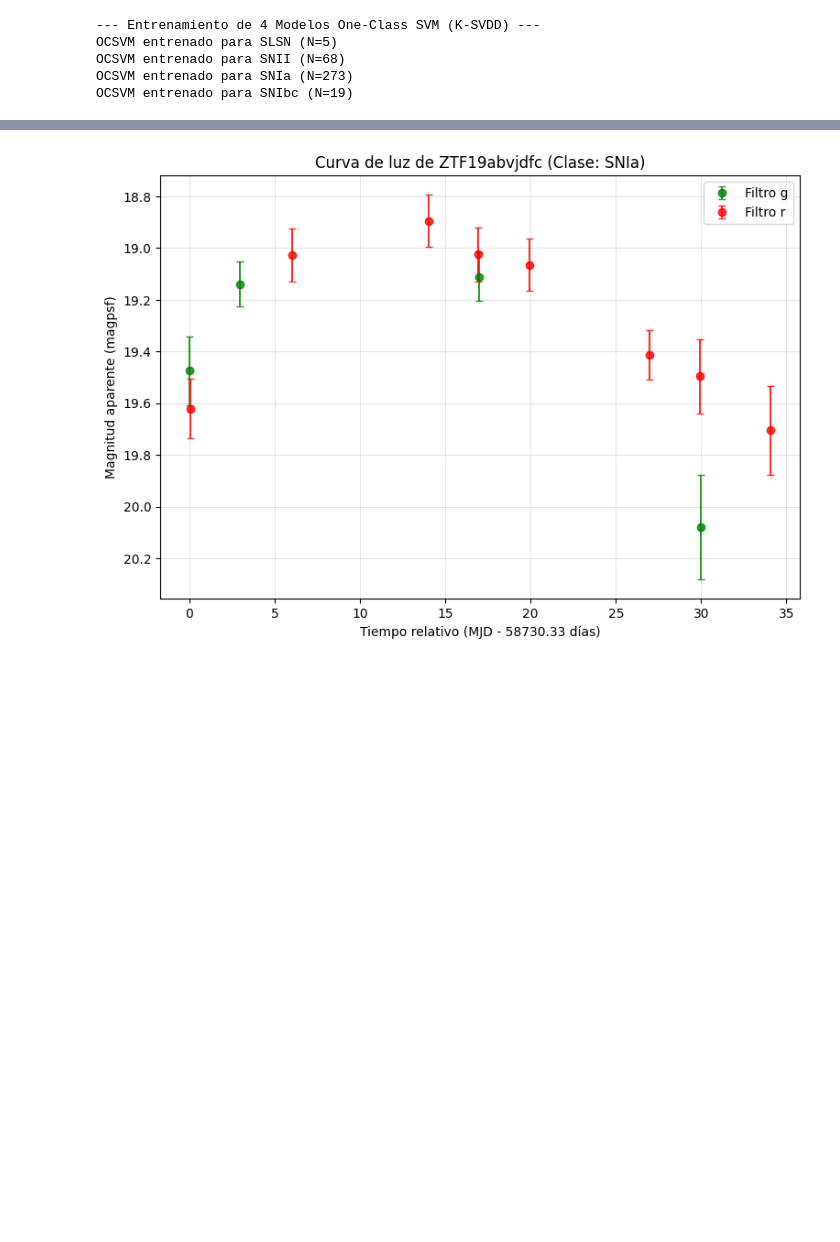
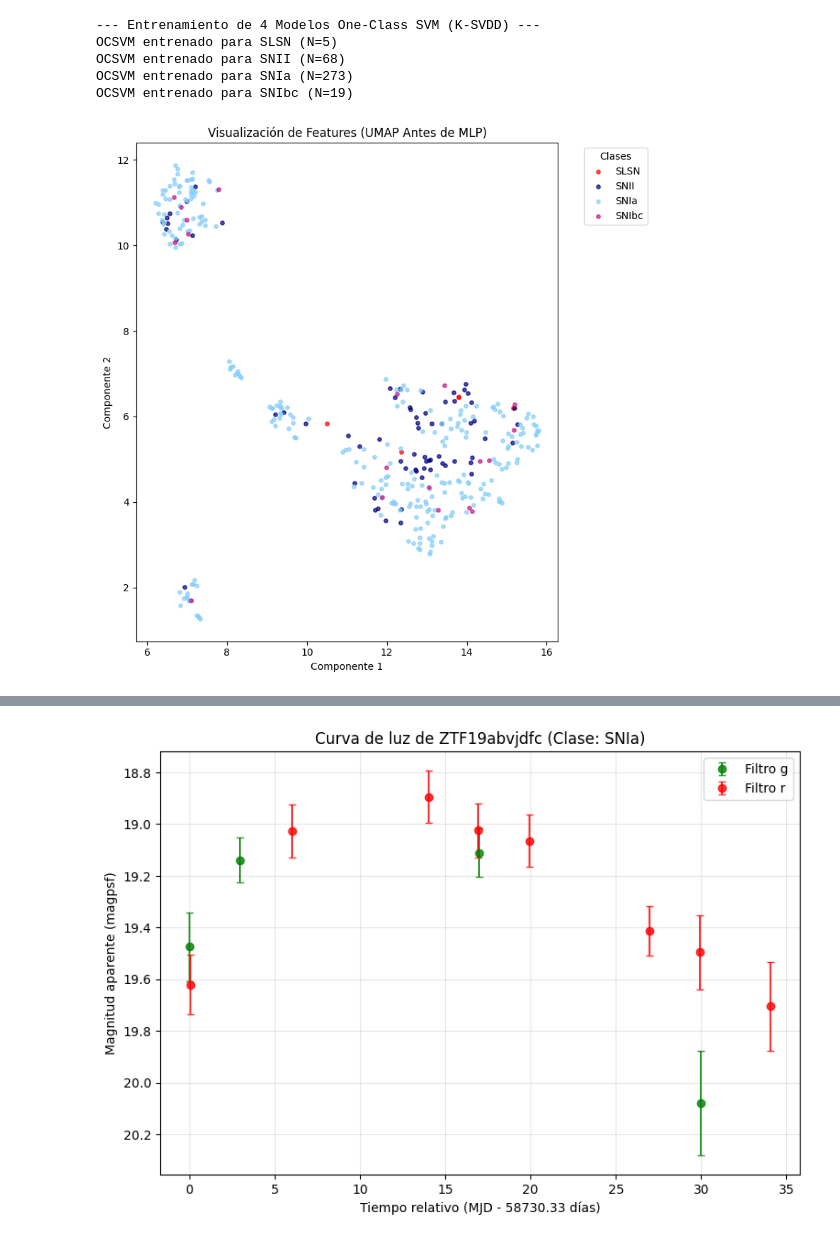
Before and after one commit to 742983492/Clasificacion-de-supernovas-de-ALeRCE, a Jupyter notebook: Red_MLP.ipynb, the cells around one changed output, grey strips where cells are left out. Cells and saved outputs as stored; diff of their text form; code cells hidden in the pictures; blank space fills up the shorter version.

Commit message:
Colores de UMAP corregidos

```diff
--- a/Red_MLP.ipynb
+++ b/Red_MLP.ipynb
@@ -327,28 +326,0 @@ t-SNE completado en: 12.43 segundos. Forma: (365, 2)
-# %%
-import matplotlib.pyplot as plt
-
-def plot_latent_space(Z_2D, y_labels_int, title, class_names):
-    """Grafica el espacio latente 2D coloreado por clases."""
-    fig, ax = plt.subplots(figsize=(8, 8))
-
-    # Crea un mapa de colores basado en el número de clases
-    cmap = plt.cm.get_cmap('Spectral', len(class_names))
-
-    # Grafica cada clase por separado para generar la leyenda
-    for i, class_name in enumerate(class_names):
-        mask = (y_labels_int == i)
-        ax.scatter(
-            Z_2D[mask, 0],
-            Z_2D[mask, 1],
-            label=class_name,
-            color=cmap(i),
-            alpha=0.7,
-            s=15
-        )
-
-    ax.set_title(title)
-    ax.legend(title='Clases', bbox_to_anchor=(1.05, 1), loc='upper left')
-    ax.set_xlabel('Componente 1')
-    ax.set_ylabel('Componente 2')
-    plt.tight_layout()
-    plt.show()
@@ -422,0 +457,19 @@ OCSVM entrenado para SNIbc (N=19)
+# %%
+# Definición de colores personalizados para las 4 clases de SN
+custom_colors = {
+    'SLSN': 'red',
+    'SNIa': 'lightskyblue',
+    'SNIbc': 'mediumvioletred',
+    'SNII': 'navy'
+}
+# %%
+# 1. ANTES DE LA MLP
+plot_latent_space(
+    Z_2D_umap_before,
+    y_latent,
+    'Visualización de Features (UMAP Antes de MLP)',
+    class_names_sn,
+    custom_colors=custom_colors  # Agrega este parámetro
+)
+# %% [output]
+[figure, added]
```
Also changed, not shown: parts of 16 cells of this notebook.
